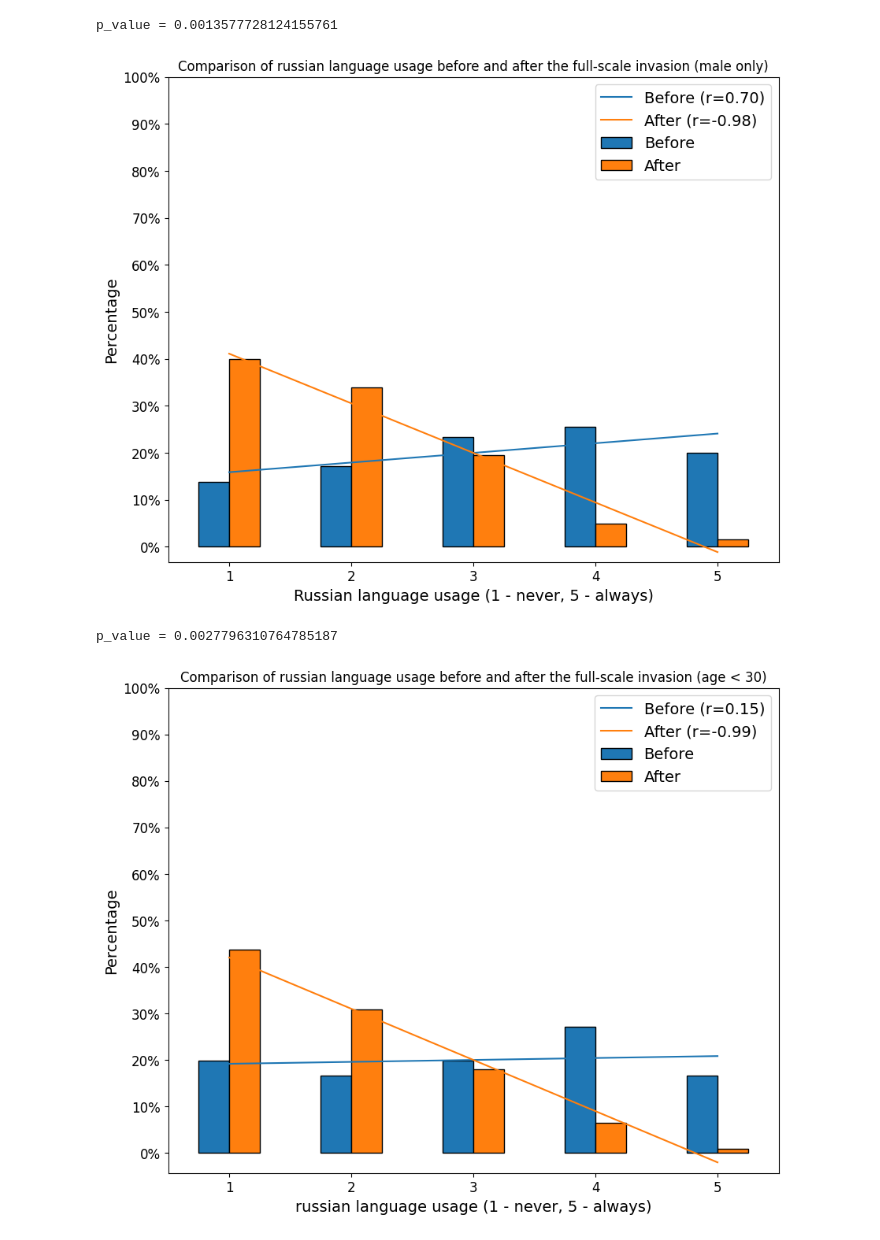
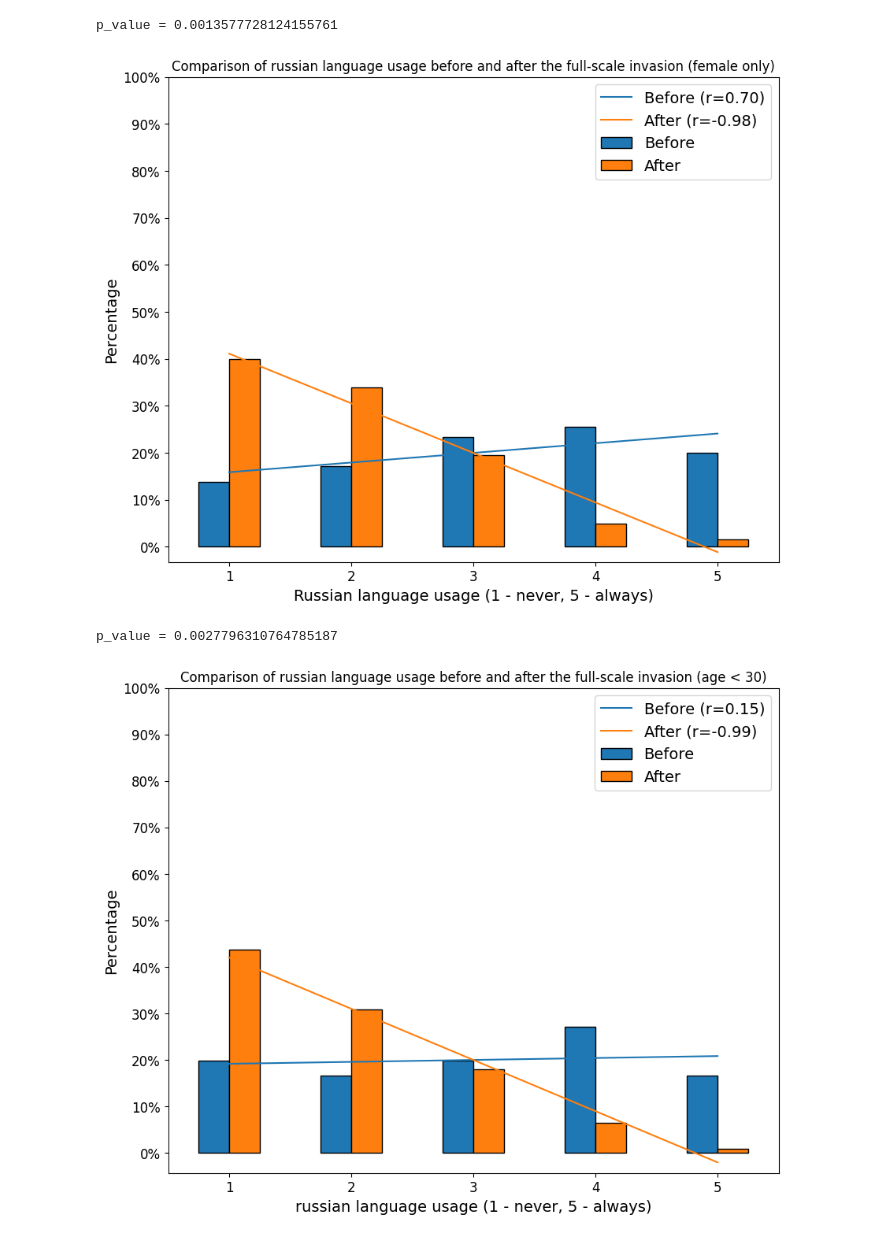
Before and after one commit to artemka169/statistic-and-probability-sem-2, a Jupyter notebook: main.ipynb, the cells around one changed output. Saved outputs shown, nothing was run; the diff lists cells and outputs as text; code cells hidden in the pictures.

```diff
--- a/main.ipynb
+++ b/main.ipynb
@@ -296,35 +296,35 @@ compare_df["After"] /= len(data_male['lang_after'])
 fig, ax = plt.subplots(figsize=(10, 8))
 bar_colors = ['C0', 'C1']
 edge_color = 'black'
 x_label = 'Russian language usage (1 - never, 5 - always)'
 y_label = 'Percentage'
-title = 'Comparison of russian language usage before and after the full-scale invasion (male only)'
+title = 'Comparison of russian language usage before and after the full-scale invasion (female only)'
 tick_label_font_size = 12
 
 compare_df.plot(kind='bar', ax=ax, color=bar_colors, edgecolor=edge_color)
 
 x = np.arange(len(compare_df.index))
 for i, column in enumerate(compare_df.columns):
     y = compare_df[column].values
     slope, intercept, r_value, p_value, std_err = stats.linregress(x, y)
     ax.plot(x, slope * x + intercept, label='{} (r={:.2f})'.format(column, r_value))
 
 ax.set_xlabel(x_label, fontsize=14)
 ax.set_ylabel(y_label, fontsize=14)
 ax.set_title(title)
 
 ax.set_xticks(x)
 ax.set_xticklabels(compare_df.index, fontsize=tick_label_font_size, rotation=0)
 ax.set_yticks(np.arange(0, 1.1, 0.1))
 ax.set_yticklabels(['{:.0f}%'.format(y * 100) for y in np.arange(0, 1.1, 0.1)], fontsize=tick_label_font_size)
 ax.legend(fontsize=14)
 
 plt.savefig(os.path.join(abs_path, "plots/language_before_and_after_female.png"), transparent=True)
 plt.show()
 
 print("p_value =", p_value)
 # %% [output]
-[figure, old version]
+[figure, new version]
 p_value = 0.0027796310764785187
 # %%
 # plot for less that 30 years
```
Also changed, not shown: 2 other files.
